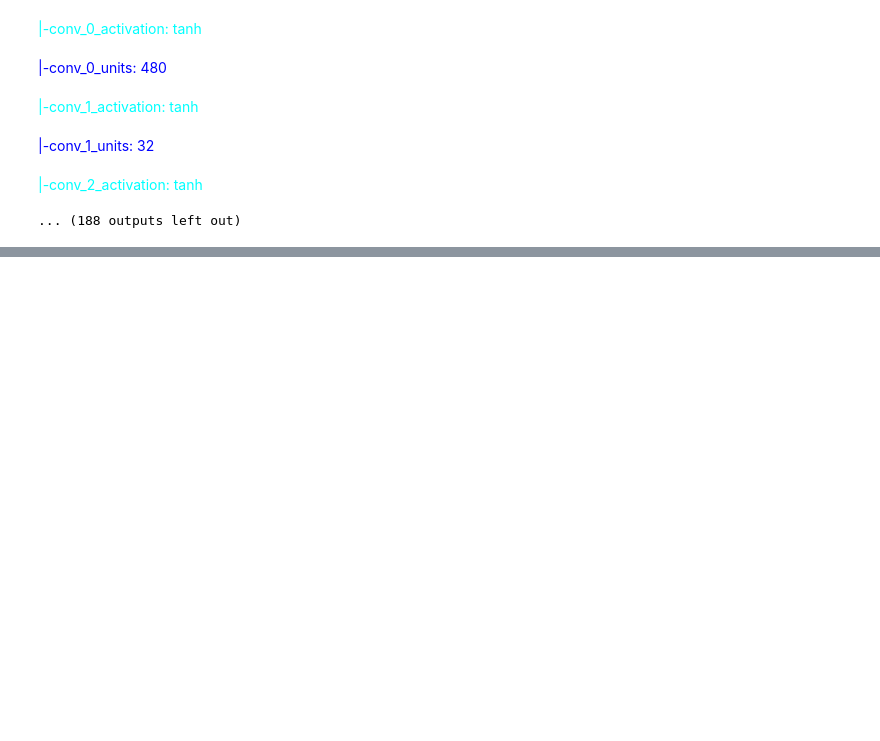
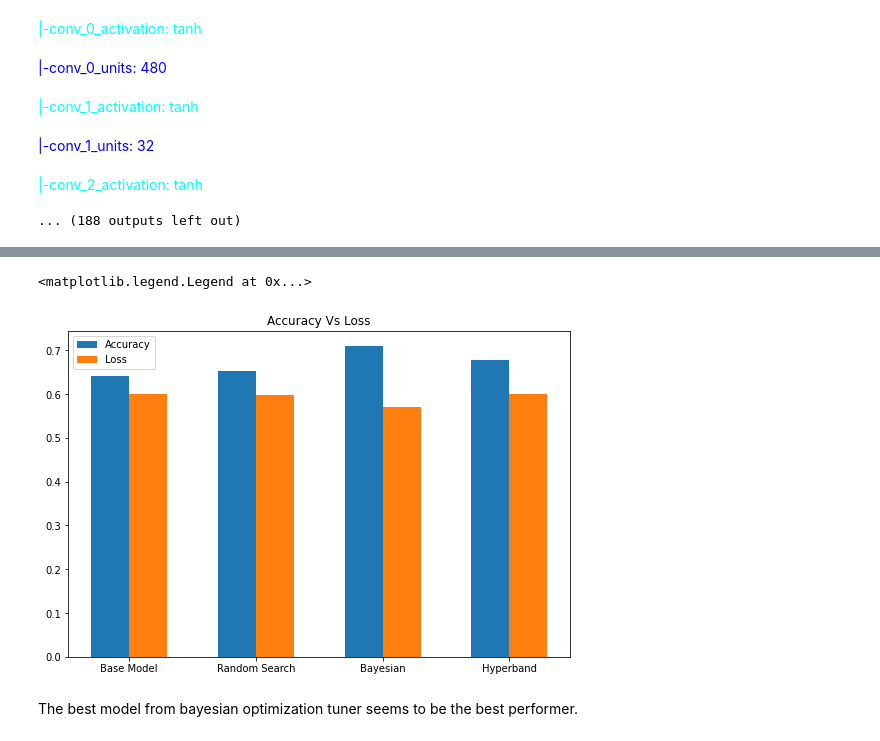
Before and after one commit to Athul041/EmotionDetection, a Jupyter notebook: Emotion Detection.ipynb, the cells around one changed output, grey strips where cells are left out. Cells and saved outputs as stored; diff of their text form; code cells hidden in the pictures; blank space fills up the shorter version.

```diff
--- a/Emotion Detection.ipynb
+++ b/Emotion Detection.ipynb
@@ -450,0 +781,20 @@ ax1.legend()
+# %%
+labels = ['Base Model', 'Random Search', 'Bayesian', 'Hyperband']
+accuracies = [np.mean(ar_base_accuracies), np.mean(ar_rand_accuracies), np.mean(ar_bayesian_accuracies), np.mean(ar_hyperband_accuracies)]
+losses = [np.mean(ar_base_losses), np.mean(ar_rand_losses), np.mean(ar_bayesian_losses), np.mean(ar_hyperband_losses)]
+x_tick_locations = np.arange(len(accuracies))
+width = 0.3
+
+fig3, ax3 = plt.subplots(figsize=(9,6))
+rects1 = ax3.bar(x_tick_locations - width/2, accuracies, width, label='Accuracy')
+rects2 = ax3.bar(x_tick_locations + width/2, losses, width, label='Loss')
+
+ax3.set_title('Accuracy Vs Loss')
+ax3.set_xticks(x_tick_locations)
+ax3.set_xticklabels(labels)
+ax3.legend()
+# %% [output]
+<matplotlib.legend.Legend at 0x...>
+[figure, added]
+# %% [markdown]
+The best model from bayesian optimization tuner seems to be the best performer.
```
Also changed, not shown: parts of 28 cells of this notebook.
